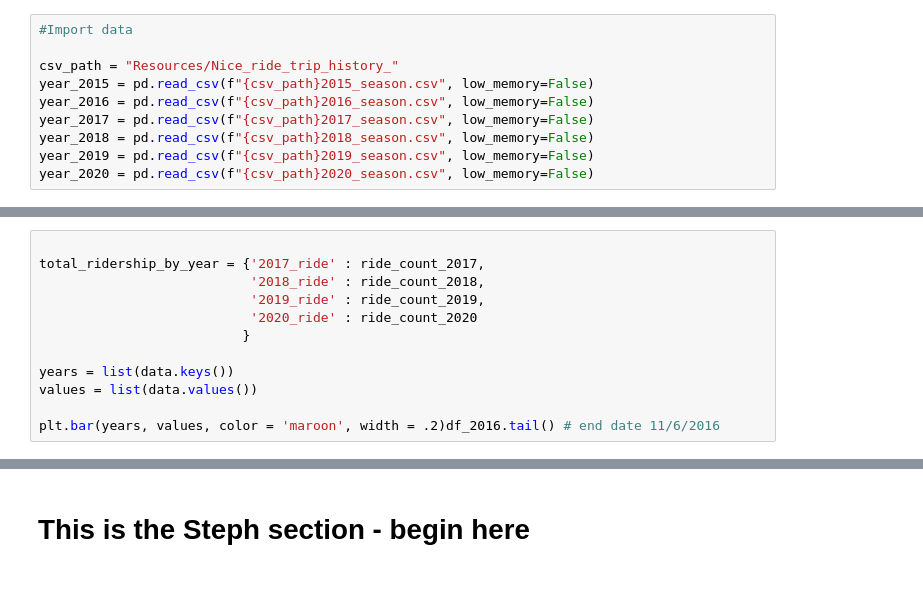
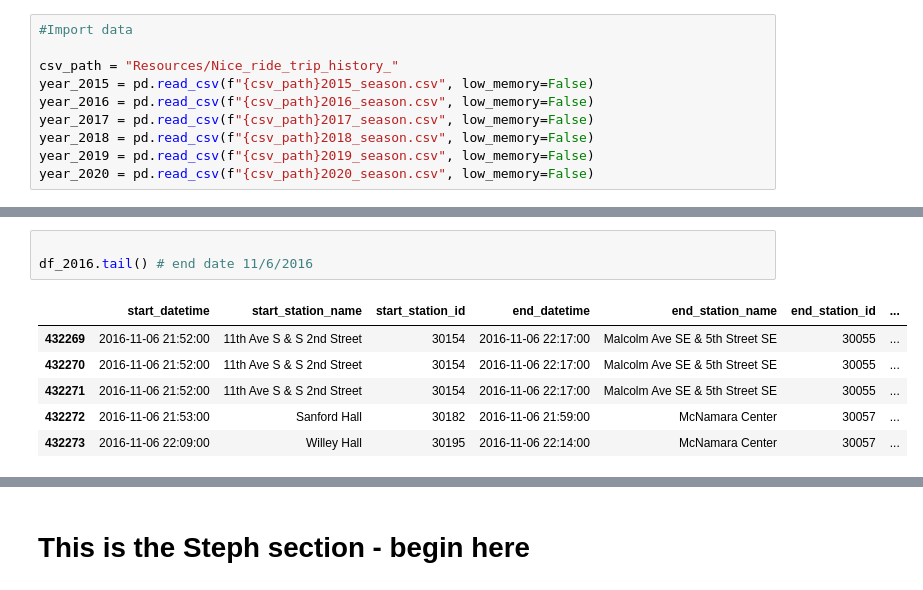
Before and after one commit to luchovzla/project-1, a Jupyter notebook: NiceRideCombined.ipynb, the cells around one changed output, grey strips where cells are left out. Saved outputs shown, nothing was run; the diff lists cells and outputs as text.

```diff
--- a/NiceRideCombined.ipynb
+++ b/NiceRideCombined.ipynb
@@ -51,15 +78,13 @@ df_2016.head() # start date 4/4/2016
-# %%
-
-total_ridership_by_year = {'2017_ride' : ride_count_2017,
-                           '2018_ride' : ride_count_2018,
-                           '2019_ride' : ride_count_2019,
-                           '2020_ride' : ride_count_2020
-                          }
-
-years = list(data.keys())
-values = list(data.values())
-
-plt.bar(years, values, color = 'maroon', width = .2)df_2016.tail() # end date 11/6/2016
+# %%
+
+df_2016.tail() # end date 11/6/2016
+# %% [output]
+|  | start_datetime | start_station_name | start_station_id | end_datetime | end_station_name | end_station_id | ... |
+| 432269 | 2016-11-06 21:52:00 | 11th Ave S & S 2nd Street | 30154 | 2016-11-06 22:17:00 | Malcolm Ave SE & 5th Street SE | 30055 | ... |
+| 432270 | 2016-11-06 21:52:00 | 11th Ave S & S 2nd Street | 30154 | 2016-11-06 22:17:00 | Malcolm Ave SE & 5th Street SE | 30055 | ... |
+| 432271 | 2016-11-06 21:52:00 | 11th Ave S & S 2nd Street | 30154 | 2016-11-06 22:17:00 | Malcolm Ave SE & 5th Street SE | 30055 | ... |
+| 432272 | 2016-11-06 21:53:00 | Sanford Hall | 30182 | 2016-11-06 21:59:00 | McNamara Center | 30057 | ... |
+| 432273 | 2016-11-06 22:09:00 | Willey Hall | 30195 | 2016-11-06 22:14:00 | McNamara Center | 30057 | ... |
 # %%
 # 2016 Fix dtypes
 
```
Also changed, not shown: parts of 56 cells of this notebook.
